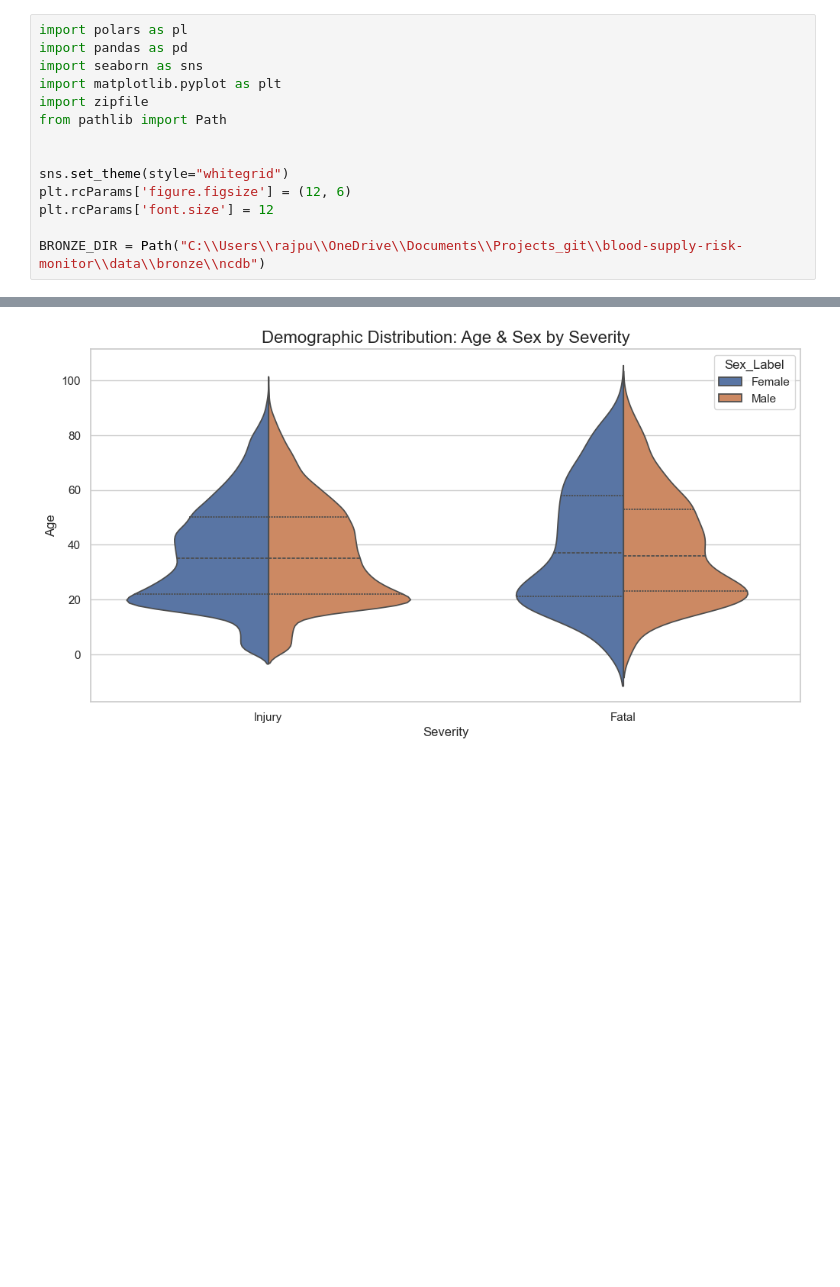
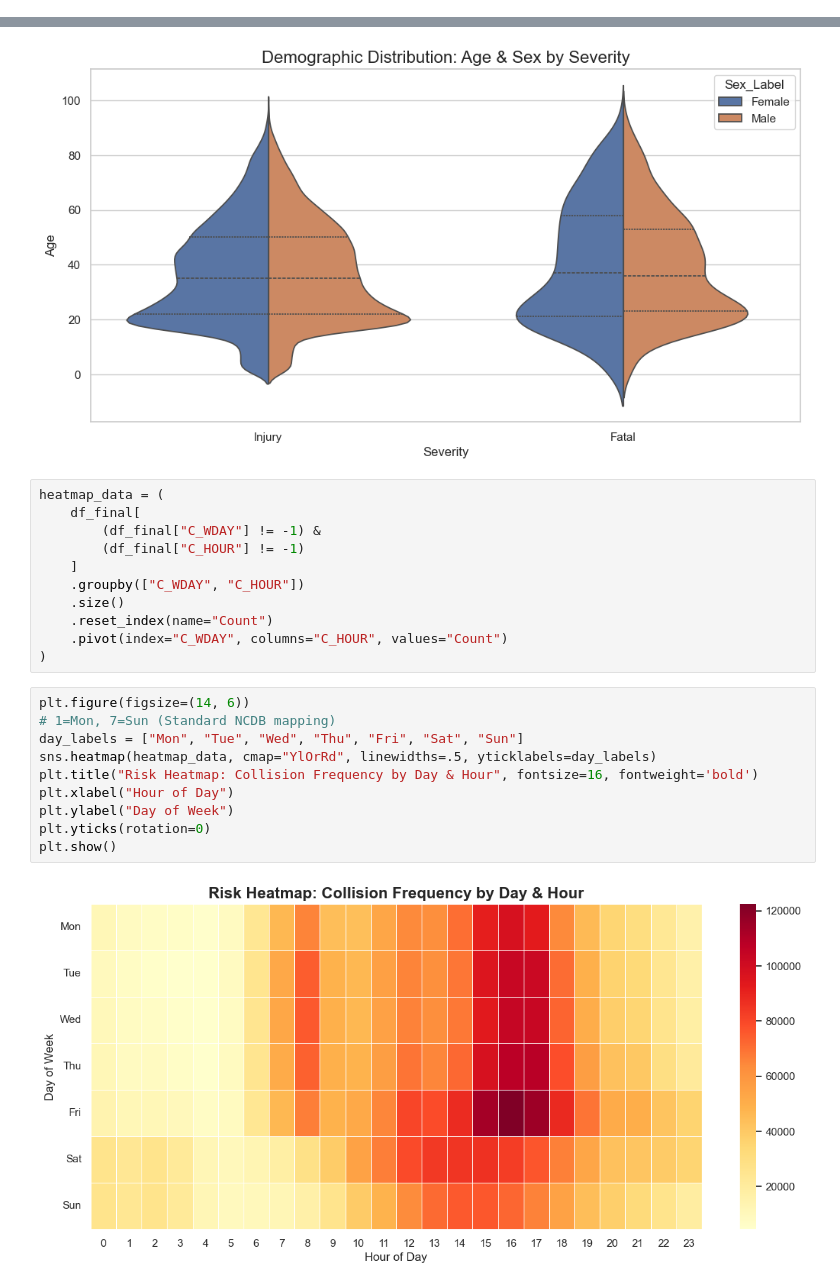
Before and after one commit to Hit-rajput/blood-supply-risk-monitor, a Jupyter notebook: notebooks/explotory_analysis_NCDB.ipynb, the cells around one changed output, grey strips where cells are left out. Drawn from its saved outputs; the diff is of its cells as text; blank space fills up the shorter version.

```diff
--- a/notebooks/explotory_analysis_NCDB.ipynb
+++ b/notebooks/explotory_analysis_NCDB.ipynb
@@ -1,14 +0,0 @@
-# %%
-import polars as pl
-import pandas as pd
-import seaborn as sns
-import matplotlib.pyplot as plt
-import zipfile
-from pathlib import Path
-
-
-sns.set_theme(style="whitegrid")
-plt.rcParams['figure.figsize'] = (12, 6)
-plt.rcParams['font.size'] = 12
-
-BRONZE_DIR = Path("C:\\Users\\rajpu\\OneDrive\\Documents\\Projects_git\\blood-supply-risk-monitor\\data\\bronze\\ncdb")
@@ -340,3 +80,26 @@ if 'Sex_Label' in df_final.columns and 'Severity_Label' in df_final.columns:
     plt.show()
 # %% [output]
 [figure]
+# %%
+heatmap_data = (
+    df_final[
+        (df_final["C_WDAY"] != -1) &
+        (df_final["C_HOUR"] != -1)
+    ]
+    .groupby(["C_WDAY", "C_HOUR"])
+    .size()
+    .reset_index(name="Count")
+    .pivot(index="C_WDAY", columns="C_HOUR", values="Count")
+)
+# %%
+plt.figure(figsize=(14, 6))
+# 1=Mon, 7=Sun (Standard NCDB mapping)
+day_labels = ["Mon", "Tue", "Wed", "Thu", "Fri", "Sat", "Sun"]
+sns.heatmap(heatmap_data, cmap="YlOrRd", linewidths=.5, yticklabels=day_labels)
+plt.title("Risk Heatmap: Collision Frequency by Day & Hour", fontsize=16, fontweight='bold')
+plt.xlabel("Hour of Day")
+plt.ylabel("Day of Week")
+plt.yticks(rotation=0)
+plt.show()
+# %% [output]
+[figure, added]
```
Also changed, not shown: parts of 21 cells of this notebook, 2 other files.
